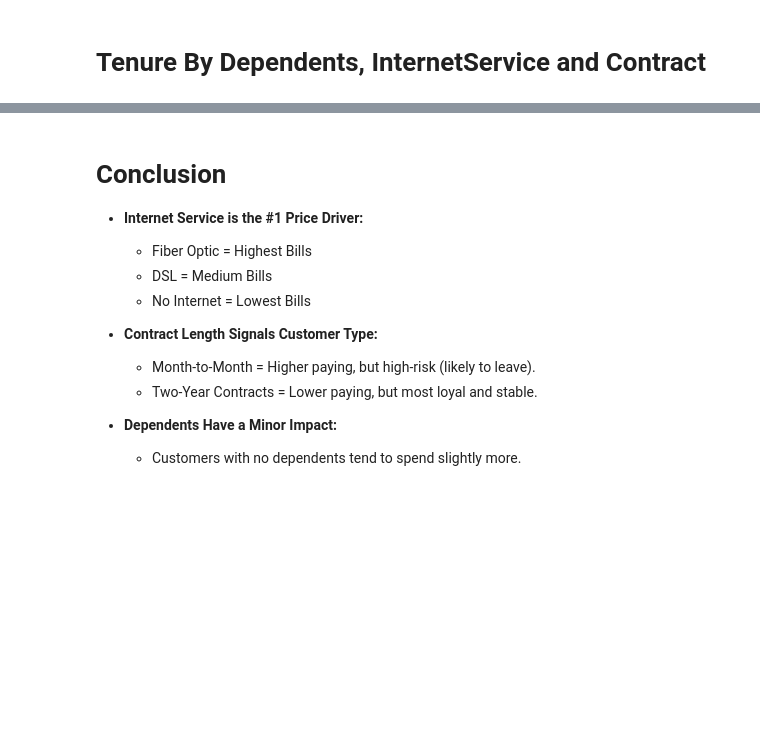
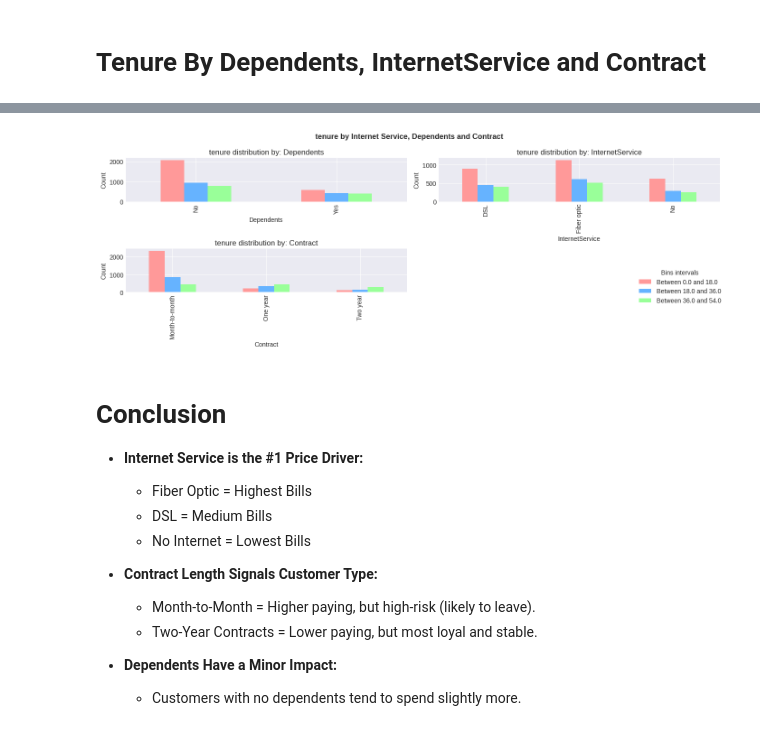
Before and after one commit to hajarmst211/customer_churn_prediction, a Jupyter notebook: notebooks/exploration.ipynb, the cells around one changed output, grey strips where cells are left out. Cells and saved outputs as stored; diff of their text form; code cells hidden in the pictures; blank space fills up the shorter version.

```diff
--- a/notebooks/exploration.ipynb
+++ b/notebooks/exploration.ipynb
@@ -349,0 +341,6 @@ def create_bins(bin_number = 4, column = "MonthlyCharges"):
+# %%
+column = "MonthlyCharges"
+data = df[column]
+min_data = data.describe().loc['min']
+min_data
+data.describe()
@@ -349,0 +357,12 @@ def create_bins(bin_number = 4, column = "MonthlyCharges"):
+# %%
+def create_bins(column, bin_number = 4):
+    data = df[column]
+    min_data = data.describe().loc['min']
+    max_data = data.describe().loc['max']
+    step = (max_data - min_data)//bin_number
+    bins = [(min_data+step)*i for i in range(bin_number)]
+
+    return bins
+# %%
+column = "MonthlyCharges"
+create_bins(column, bin_number = 4)
@@ -362,21 +385,21 @@ def create_labels(bins):
 # %%
-def monthly_payment_by_column():
-    columns = ["Dependents", "InternetService", "Contract"]
+def view_feature_by_columns(feature, columns= columns):
     n_rows = (len(columns)+1)//2
     figure, axes = plt.subplots(n_rows ,2, figsize = (14,2.5*n_rows), constrained_layout=False)
     axes = axes.flatten()
 
-    bins = create_bins()
+    bins = create_bins(feature)
     labels = create_labels(bins)
 
-    df['MonthlyCharges_Bin'] = pd.cut(
-                                      df['MonthlyCharges'],
-                                      bins=bins,
-                                      labels=labels,
-                                      right=False)
+    df["Binned_feature"] = pd.cut(
+                          df[feature],
+                          bins=bins,
+                          labels=labels,
+                          right=False
+                          )
     for i,column in enumerate(columns):
         counts = (
-                df.groupby([column,"MonthlyCharges_Bin"])["MonthlyCharges_Bin"]
+                df.groupby([column,"Binned_feature"])["Binned_feature"]
                   .size()
                   .unstack(fill_value=0)
                 )
@@ -387,7 +410,7 @@ def monthly_payment_by_column():
                     legend=False
                     )
 
-        axes[i].set_title(f"MonthlyCharges distribution by: {column}")
+        axes[i].set_title(f"{feature} distribution by: {column}")
         axes[i].set_ylabel("Count")
         axes[i].set_xlabel(column)
 
@@ -401,13 +424,10 @@ def monthly_payment_by_column():
                  )
 
     figure.suptitle(
-                    "monthly payment by Internet Service, Dependents and Contract ",
+                    f"{feature} by Internet Service, Dependents and Contract ",
                     fontweight='bold',
 
                     )
 
-
     figure.tight_layout()
     plt.show()
-
-monthly_payment_by_column()
@@ -472,3 +448,7 @@ monthly_payment_by_column()
+# %%
+view_feature_by_columns("tenure")
+# %% [output]
+[figure, added]
 # %% [markdown]
 # Conclusion
 
```
Also changed, not shown: parts of 10 cells of this notebook, 2 other files.
